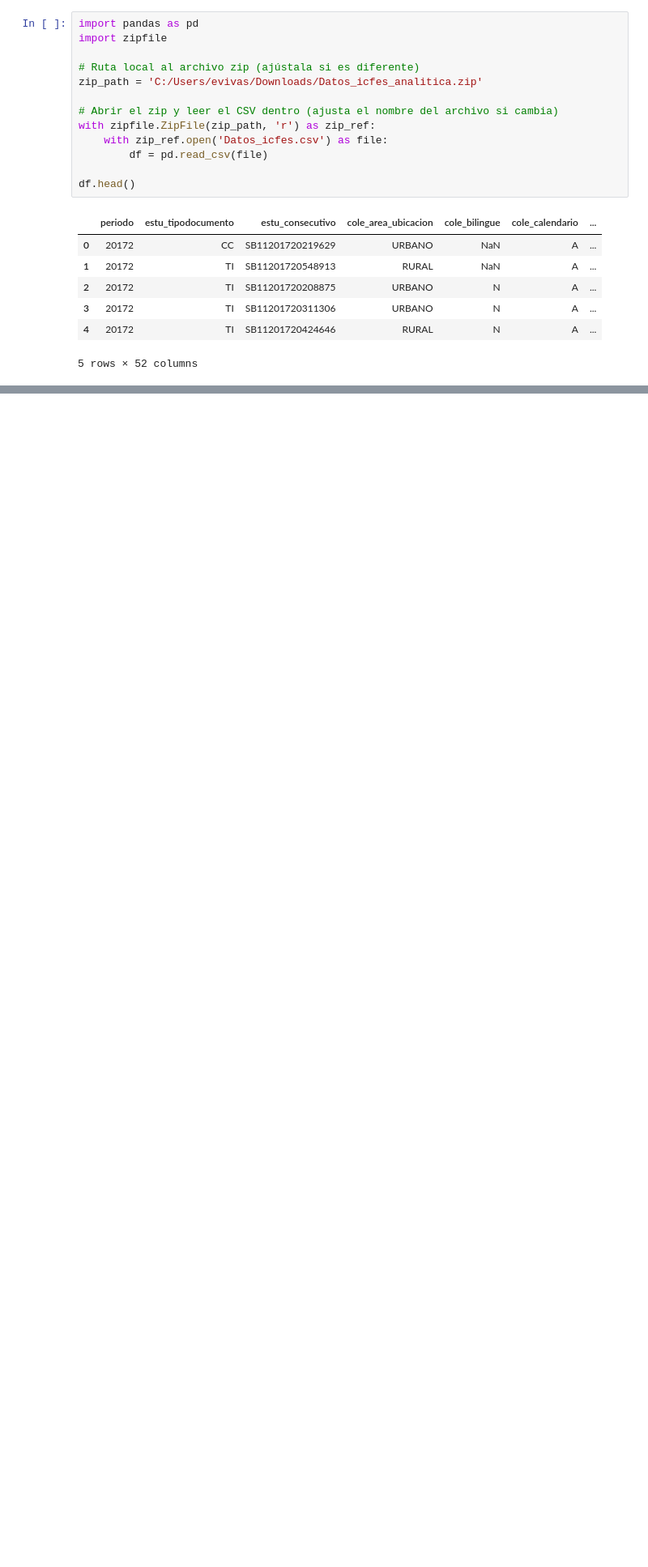
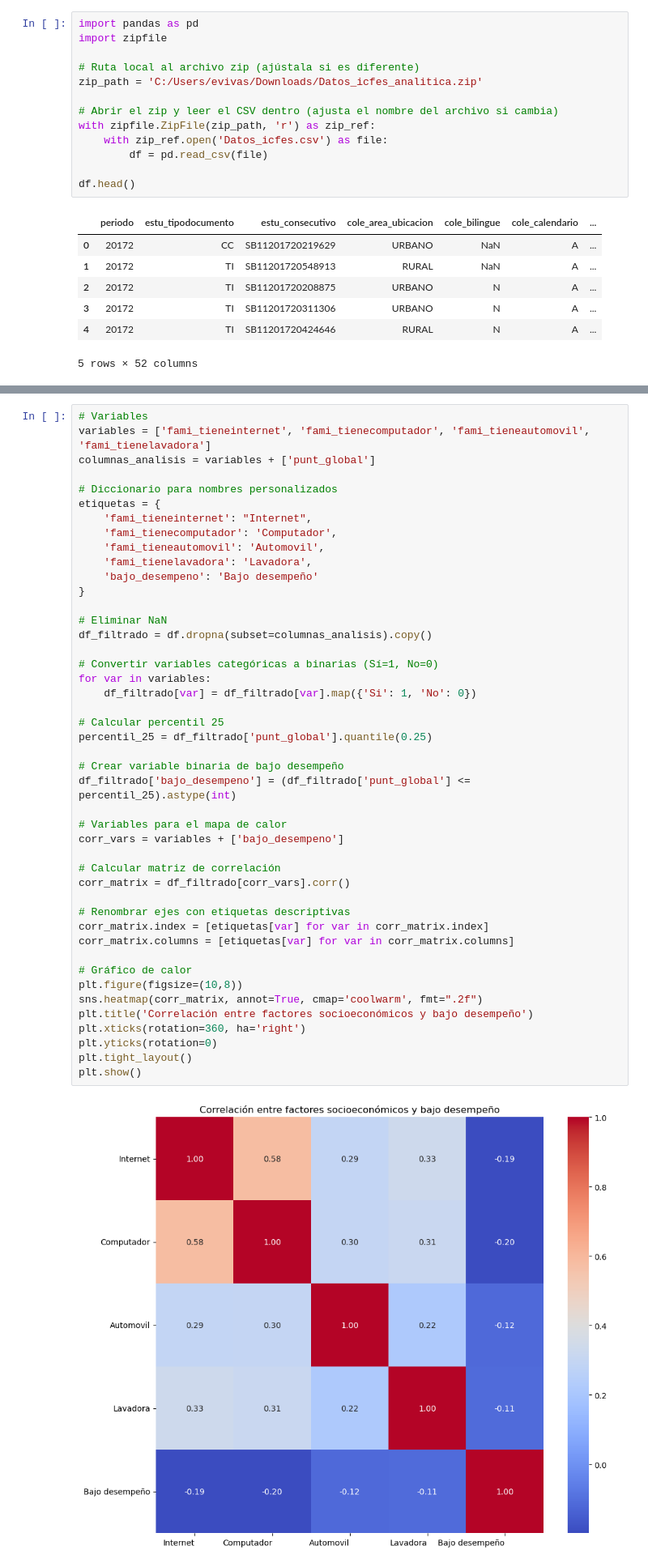
Before and after one commit to Mariapaulaestupinan/Proyecto-2-Analitica, a Jupyter notebook: analisis_de_datos/Analisis de datos.ipynb, the cells around one changed output, grey strips where cells are left out. Shown: that part at 81% size. Cells and saved outputs as stored; diff of their text form; blank space fills up the shorter version.

```diff
--- a/analisis_de_datos/Analisis de datos.ipynb
+++ b/analisis_de_datos/Analisis de datos.ipynb
@@ -21,0 +194,47 @@ df.head()
+# %%
+# Variables
+variables = ['fami_tieneinternet', 'fami_tienecomputador', 'fami_tieneautomovil', 'fami_tienelavadora']
+columnas_analisis = variables + ['punt_global']
+
+# Diccionario para nombres personalizados
+etiquetas = {
+    'fami_tieneinternet': "Internet",
+    'fami_tienecomputador': 'Computador',
+    'fami_tieneautomovil': 'Automovil',
+    'fami_tienelavadora': 'Lavadora',
+    'bajo_desempeno': 'Bajo desempeño'
+}
+
+# Eliminar NaN
+df_filtrado = df.dropna(subset=columnas_analisis).copy()
+
+# Convertir variables categóricas a binarias (Sí=1, No=0)
+for var in variables:
+    df_filtrado[var] = df_filtrado[var].map({'Si': 1, 'No': 0})
+
+# Calcular percentil 25
+percentil_25 = df_filtrado['punt_global'].quantile(0.25)
+
+# Crear variable binaria de bajo desempeño
+df_filtrado['bajo_desempeno'] = (df_filtrado['punt_global'] <= percentil_25).astype(int)
+
+# Variables para el mapa de calor
+corr_vars = variables + ['bajo_desempeno']
+
+# Calcular matriz de correlación
+corr_matrix = df_filtrado[corr_vars].corr()
+
+# Renombrar ejes con etiquetas descriptivas
+corr_matrix.index = [etiquetas[var] for var in corr_matrix.index]
+corr_matrix.columns = [etiquetas[var] for var in corr_matrix.columns]
+
+# Gráfico de calor
+plt.figure(figsize=(10,8))
+sns.heatmap(corr_matrix, annot=True, cmap='coolwarm', fmt=".2f")
+plt.title('Correlación entre factores socioeconómicos y bajo desempeño')
+plt.xticks(rotation=360, ha='right')
+plt.yticks(rotation=0)
+plt.tight_layout()
+plt.show()
+# %% [output]
+[figure, added]
```
Also changed, not shown: parts of 22 cells of this notebook.
